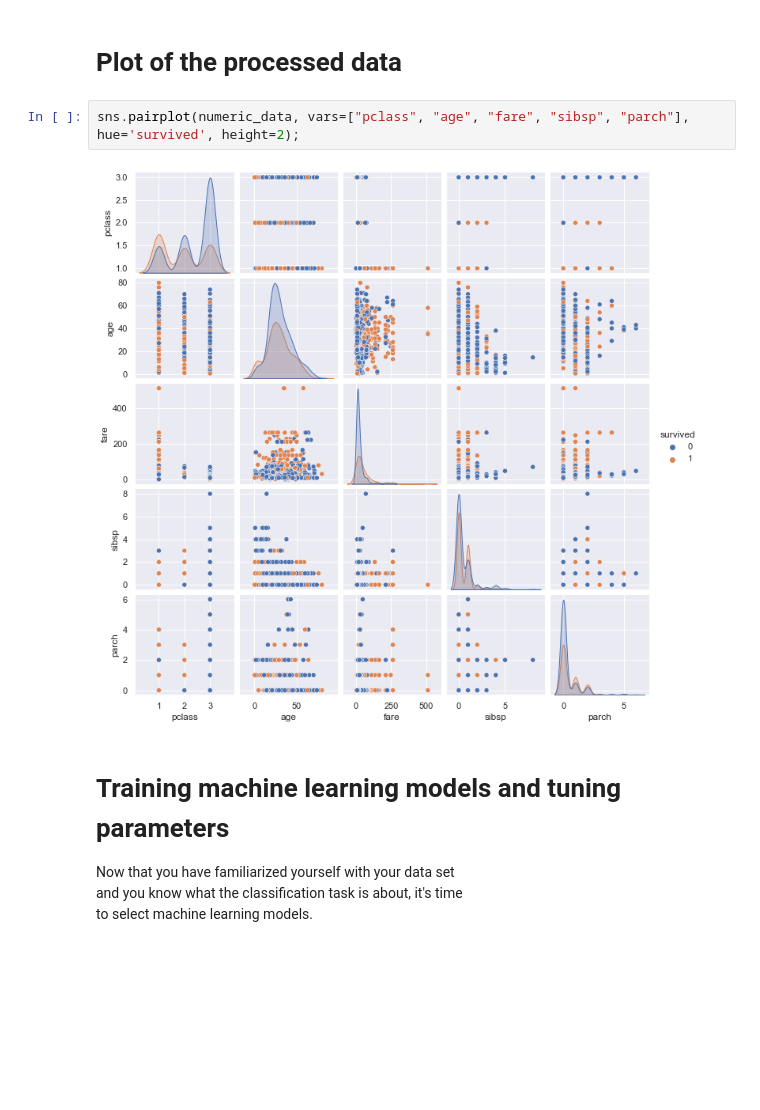
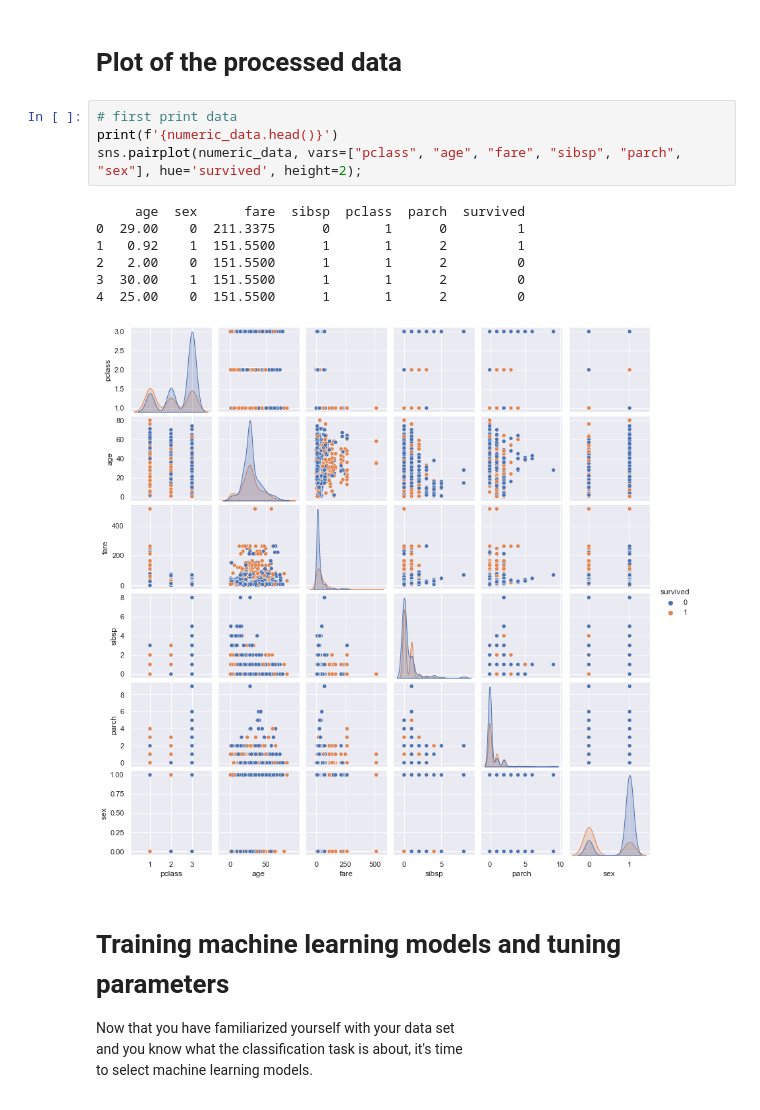
Before and after one commit to klashenriksson/modsim, a Jupyter notebook: lab4/MLA.ipynb, the cells around one changed output. Cells and saved outputs as stored; diff of their text form; blank space fills up the shorter version.

```diff
--- a/lab4/MLA.ipynb
+++ b/lab4/MLA.ipynb
@@ -234,9 +294,17 @@ X = scaler.fit_transform(X)
 # %% [markdown]
 # Plot of the processed data
 # %%
-sns.pairplot(numeric_data, vars=["pclass", "age", "fare", "sibsp", "parch"], hue='survived', height=2);
+# first print data
+print(f'{numeric_data.head()}')
+sns.pairplot(numeric_data, vars=["pclass", "age", "fare", "sibsp", "parch", "sex"], hue='survived', height=2);
 # %% [output]
+     age  sex      fare  sibsp  pclass  parch  survived
+0  29.00    0  211.3375      0       1      0         1
+1   0.92    1  151.5500      1       1      2         1
+2   2.00    0  151.5500      1       1      2         0
+3  30.00    1  151.5500      1       1      2         0
+4  25.00    0  151.5500      1       1      2         0
-[figure, old version]
+[figure, new version]
 # %% [markdown]
 # Training machine learning models and tuning parameters
 
```
Also changed, not shown: parts of 31 cells of this notebook, 6 other files.
